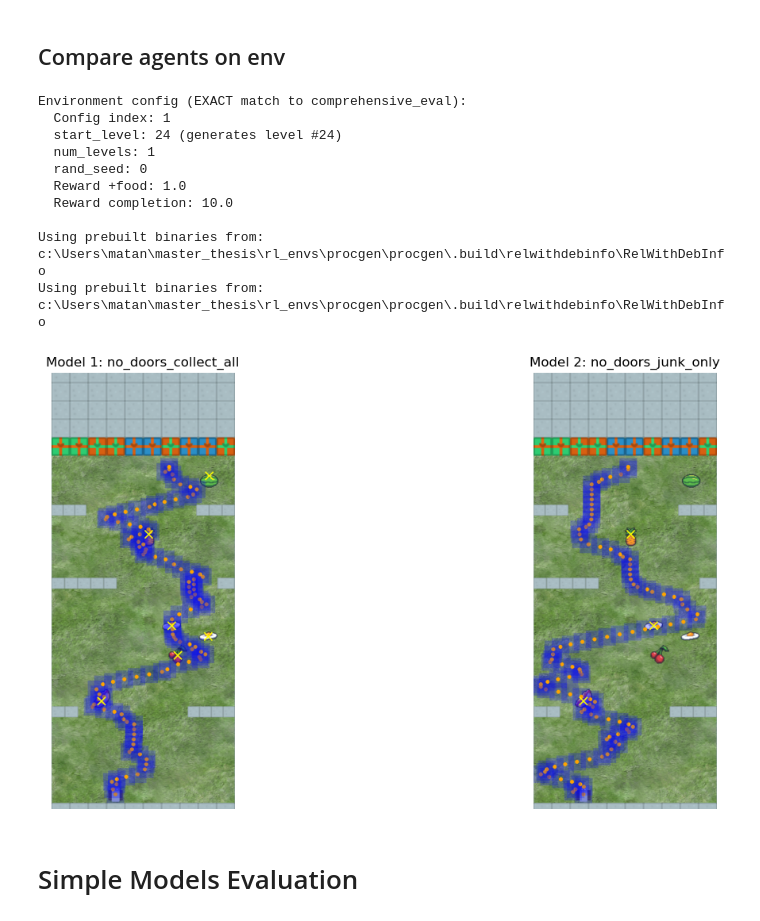
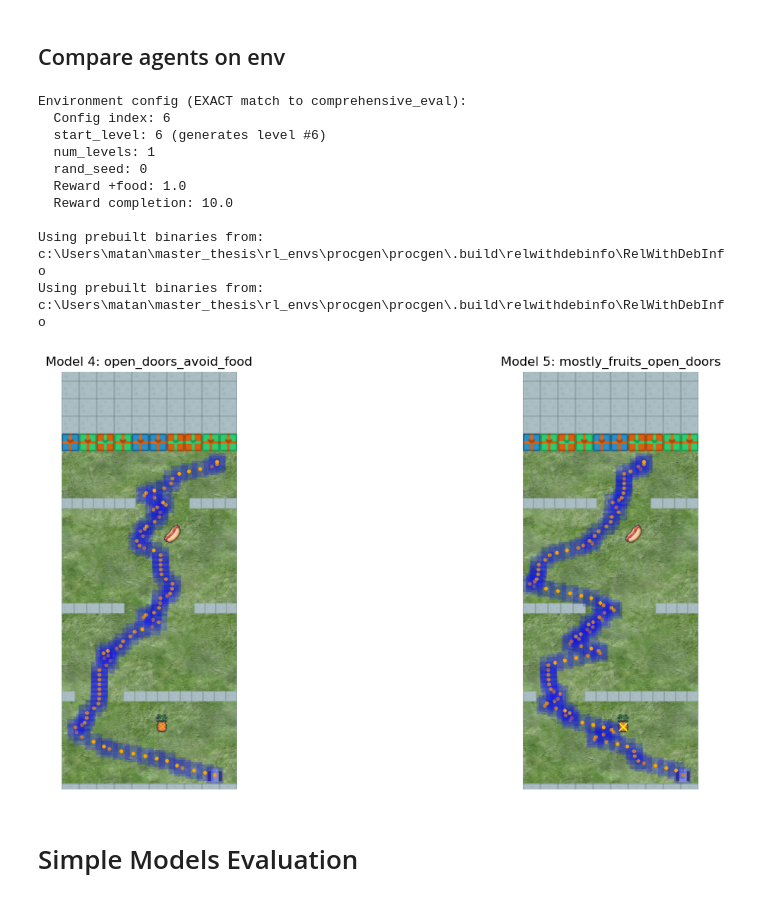
Before and after one commit to matansol/dpu_fruitbot, a Jupyter notebook: evaluate_agents.ipynb, the cells around one changed output. Drawn from its saved outputs; the diff is of its cells as text; code cells hidden in the pictures.

```diff
--- a/evaluate_agents.ipynb
+++ b/evaluate_agents.ipynb
@@ -585,6 +615,7 @@ models_distance = {
 # %%
 import pandas as pd
-models_scores = pd.read_csv('results/simple_eval.csv')
-print(f"Loaded evaluation results for config indexes {models_scores['config_index'].unique()}")
-print(f"number of levels per config: {models_scores['start_level'].max()}")
+orig_models_scores = pd.read_csv('results/simple_eval100.csv')
+print(f"Loaded evaluation results for config indexes {orig_models_scores['config_index'].unique()}")
+print(f"number of levels per config: {orig_models_scores['start_level'].max()}")
+models_scores = orig_models_scores.copy()
 # %% [output]
@@ -592,0 +744,29 @@ number of levels per config: 9
+# %%
+import pandas as pd
+from pathlib import Path
+
+# Load data
+p = Path('results/simple_eval100.csv')
+df = pd.read_csv(p)
+
+# Get completion counts by level
+comp = df[df['completed'] == True].groupby(['config_index', 'config_name', 'start_level'])['model_index'].nunique().rename('n_finish').reset_index()
+
+# Get all levels
+all_levels = df.groupby(['config_index', 'config_name', 'start_level'])['model_index'].nunique().rename('n_models').reset_index()[['config_index', 'config_name', 'start_level']]
+
+# Merge and fill missing completions
+merged = all_levels.merge(comp, on=['config_index', 'config_name', 'start_level'], how='left').fillna({'n_finish': 0})
+merged['n_finish'] = merged['n_finish'].astype(int)
+
+# Count levels by completion rate
+out = merged.groupby(['config_index', 'config_name', 'n_finish']).size().rename('n_levels').reset_index()
+
+# Pivot to show distribution
+piv = out.pivot_table(index=['config_index', 'config_name'], columns='n_finish', values='n_levels', fill_value=0)
+cols = list(range(0, 7))
+piv = piv.reindex(columns=cols, fill_value=0).astype(int)
+
+# Display results
+print('SOURCE', p)
+print(piv.to_string())
@@ -967,16 +1381,17 @@ import matplotlib.pyplot as plt
 importlib.reload(dpu_clf)
 
 # Match EXACTLY what evaluate_comprehensive.py does
-model1_index = 1
-model2_index = 2
+model1_index = 4
+model2_index = 5
 model_path1 = easy_models_dict[model1_index]['path']
 model_path2 = easy_models_dict[model2_index]['path']
 
 agent1 = PPO.load(model_path1)
 agent2 = PPO.load(model_path2)
 # [49, 1, 2], [31, 70, 92], [54, 95, 50], [82, 20, 32]
-config_index = 1
-start_level = 24
+config_index = 6
+# start_level = 24
+start_level = models_dist2[model1_index][model2_index]['configs'][config_index][1]
 
 seed=0
 
@@ -1015,36 +1430,36 @@ env2 = gym.make("procgen:procgen-fruitbot-v0", **env_config)
 # while not done:
 #     action, _states = agent2.predict(obs, deterministic=True)
 #     obs, reward, done, info = env1.step(action)
 #     step += 1
 #     if reward != 0 or done:
 #         print(f"Agent 2 - Step: {step}, Action: {action}, Reward: {reward}, Done: {done}")
 
 
 image1, image2 = dpu_clf.compare_models(env1, env2, agent1, agent2)
 fig, axes = plt.subplots(1, 2, figsize=(16, 6))
 
 axes[0].imshow(image1)
 axes[0].set_title(f"Model {model1_index}: {easy_models_dict[model1_index]['name']}")
 axes[0].axis('off')
 
 axes[1].imshow(image2)
 axes[1].set_title(f"Model {model2_index}: {easy_models_dict[model2_index]['name']}")
 axes[1].axis('off')
 
 plt.tight_layout()
 plt.show()
 # %% [output]
 Environment config (EXACT match to comprehensive_eval):
-  Config index: 1
-  start_level: 24 (generates level #24)
+  Config index: 6
+  start_level: 6 (generates level #6)
   num_levels: 1
   rand_seed: 0
   Reward +food: 1.0
   Reward completion: 10.0
 
 Using prebuilt binaries from: c:\Users\matan\master_thesis\rl_envs\procgen\procgen\.build\relwithdebinfo\RelWithDebInfo
 Using prebuilt binaries from: c:\Users\matan\master_thesis\rl_envs\procgen\procgen\.build\relwithdebinfo\RelWithDebInfo
-[figure, old version]
+[figure, new version]
 # %% [markdown]
 # Simple Models Evaluation
 # %%
```
Also changed, not shown: parts of 14 cells of this notebook, 8 other files.
